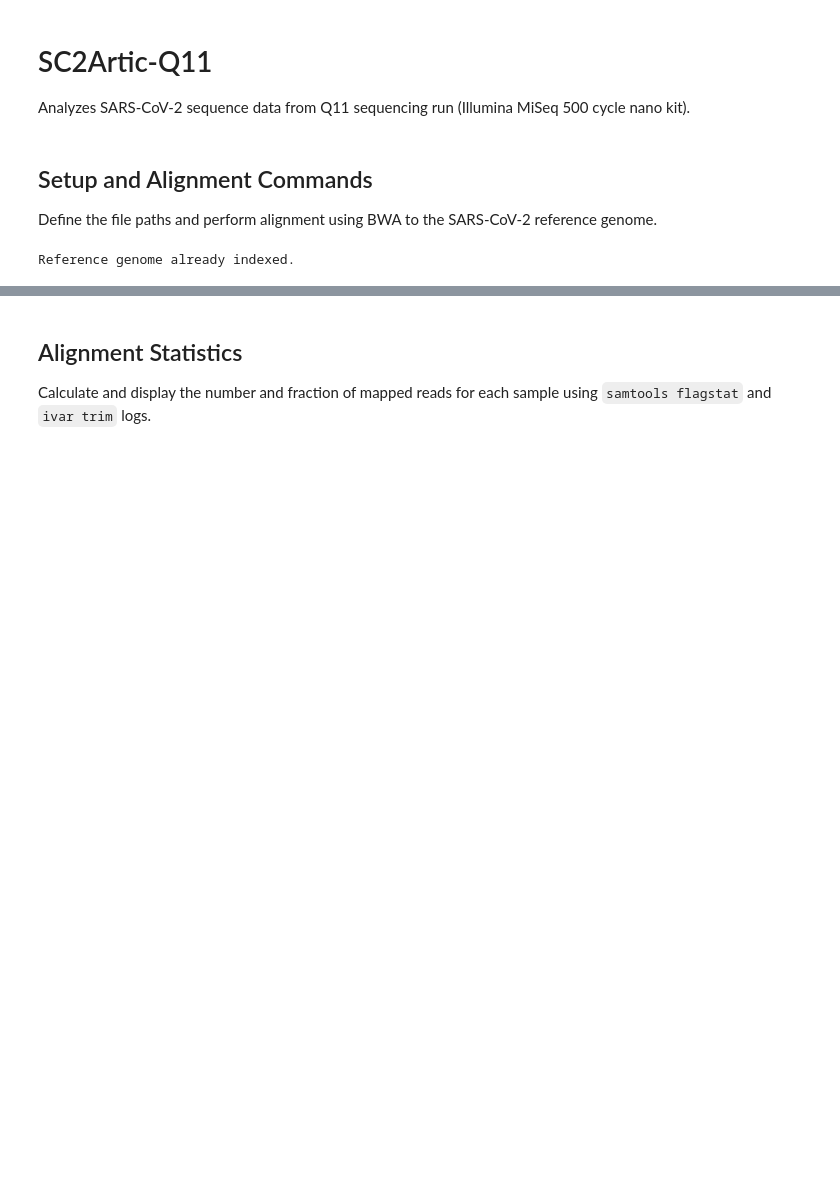
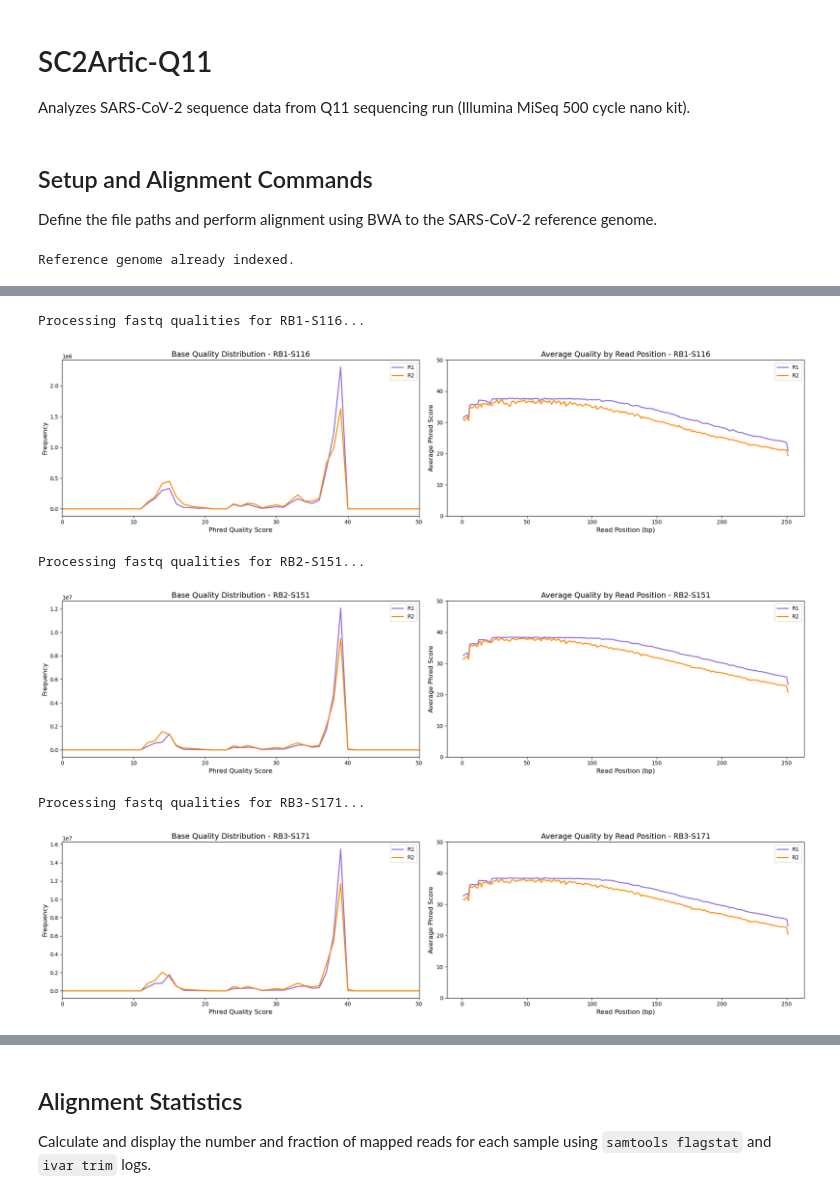
Before and after one commit to RByers/RespiCov-analyze, a Jupyter notebook: SC2Artic-Q11.ipynb, the cells around one changed output, grey strips where cells are left out. Saved outputs shown, nothing was run; the diff lists cells and outputs as text; code cells hidden in the pictures; blank space fills up the shorter version.

```diff
--- a/SC2Artic-Q11.ipynb
+++ b/SC2Artic-Q11.ipynb
@@ -133,3 +136,78 @@ Reference genome already indexed.
+# %%
+import gzip
+import glob
+import matplotlib.pyplot as plt
+from Bio import SeqIO
+from collections import Counter
+
+for sample in samples:
+    r1_files = glob.glob(os.path.join(fastq_dir, f"{sample}_*_R1_001.fastq.gz"))
+    r2_files = glob.glob(os.path.join(fastq_dir, f"{sample}_*_R2_001.fastq.gz"))
+
+    if not r1_files or not r2_files:
+        continue
+
+    def get_qualities(fastq_file):
+        dist_counts = Counter()
+        pos_sums = []
+        pos_counts = []
+
+        with gzip.open(fastq_file, "rt") as handle:
+            for record in SeqIO.parse(handle, "fastq"):
+                quals = record.letter_annotations["phred_quality"]
+
+                # 1. Total Distribution Tracking
+                dist_counts.update(quals)
+
+                # 2. Positional Tracking
+                while len(pos_sums) < len(quals):
+                    pos_sums.append(0)
+                    pos_counts.append(0)
+                for i, q in enumerate(quals):
+                    pos_sums[i] += q
+                    pos_counts[i] += 1
+
+        avg_quals = [s/c if c > 0 else 0 for s, c in zip(pos_sums, pos_counts)]
+        return dist_counts, avg_quals
+
+    print(f"Processing fastq qualities for {sample}...")
+    r1_dist, r1_pos = get_qualities(r1_files[0])
+    r2_dist, r2_pos = get_qualities(r2_files[0])
+
+    scores = list(range(51))
+    r1_freqs = [r1_dist.get(s, 0) for s in scores]
+    r2_freqs = [r2_dist.get(s, 0) for s in scores]
+
+    if sum(r1_freqs) > 0 or sum(r2_freqs) > 0:
+        fig, (ax1, ax2) = plt.subplots(1, 2, figsize=(20, 5))
+
+        # Plot 1: Overall Quality Distribution
+        ax1.plot(scores, r1_freqs, label='R1', color='mediumpurple', linewidth=2)
+        ax1.plot(scores, r2_freqs, label='R2', color='darkorange', linewidth=2)
+        ax1.set_title(f"Base Quality Distribution - {sample}", fontsize=14)
+        ax1.set_xlabel("Phred Quality Score", fontsize=12)
+        ax1.set_ylabel("Frequency", fontsize=12)
+        ax1.set_xlim(0, 50)
+        ax1.legend()
+
+        # Plot 2: Average Quality By Read Position
+        ax2.plot(range(1, len(r1_pos) + 1), r1_pos, label='R1', color='mediumpurple', linewidth=2)
+        ax2.plot(range(1, len(r2_pos) + 1), r2_pos, label='R2', color='darkorange', linewidth=2)
+        ax2.set_title(f"Average Quality by Read Position - {sample}", fontsize=14)
+        ax2.set_xlabel("Read Position (bp)", fontsize=12)
+        ax2.set_ylabel("Average Phred Score", fontsize=12)
+        ax2.set_ylim(0, 50)
+        ax2.legend()
+
+        plt.tight_layout()
+        plt.show()
+# %% [output]
+Processing fastq qualities for RB1-S116...
+[figure, added]
+Processing fastq qualities for RB2-S151...
+[figure, added]
+Processing fastq qualities for RB3-S171...
+[figure, added]
 # %%
 stats_RB1_S116 = align_and_trim("RB1-S116")
 # %% [output]
```
Also changed, not shown: parts of 5 cells of this notebook.
